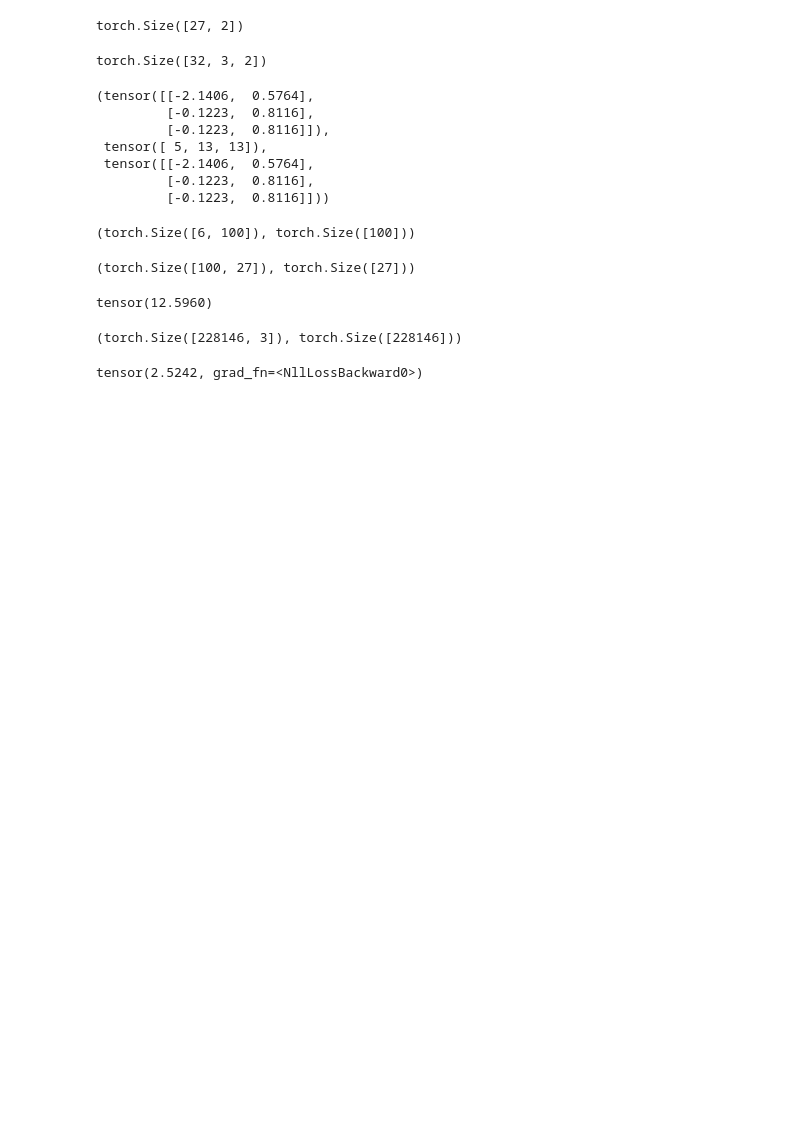
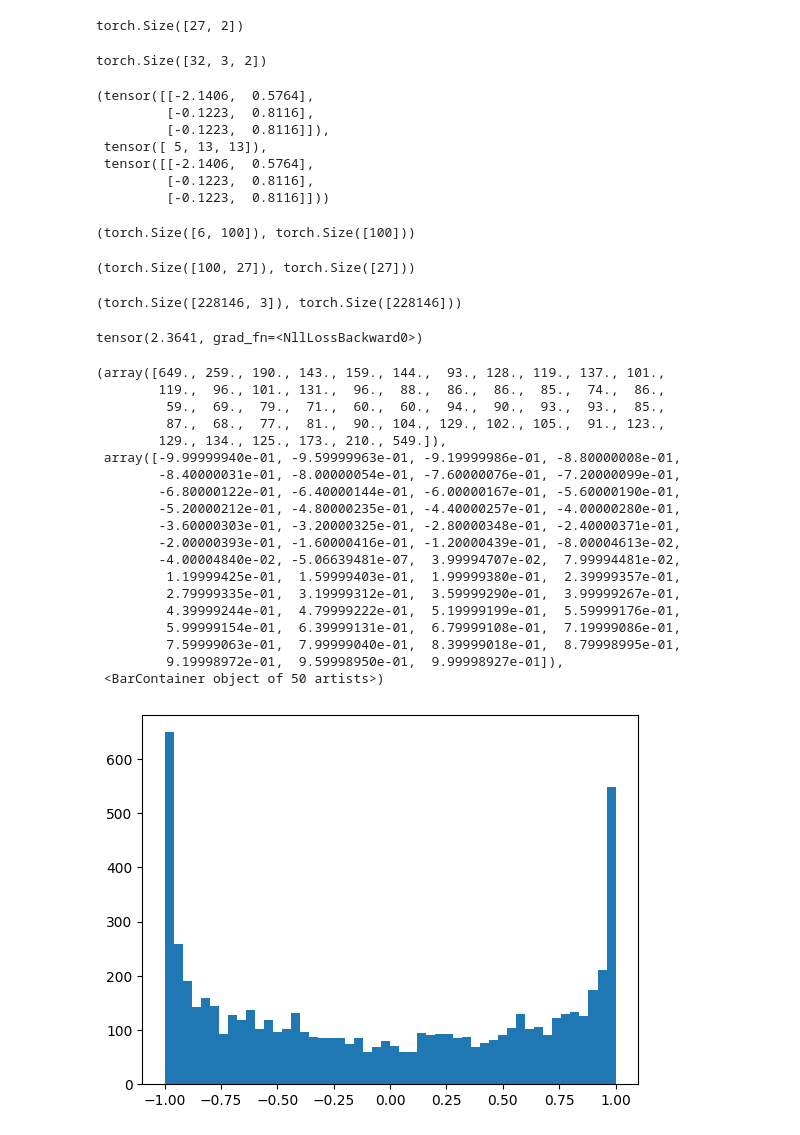
Before and after one commit to odjhey/nn-zero-to-hero-follow-along, a Jupyter notebook: notebooks/understanding-batchnorm.ipynb, the cells around one changed output. Drawn from its saved outputs; the diff is of its cells as text; code cells hidden in the pictures; blank space fills up the shorter version.

```diff
--- a/notebooks/understanding-batchnorm.ipynb
+++ b/notebooks/understanding-batchnorm.ipynb
@@ -101,15 +101,13 @@ W2.shape, b2.shape
 # %% [output]
 (torch.Size([100, 27]), torch.Size([27]))
 # %%
-preact = emb.view(-1, block_size*n_emb) @ W1 + b1
-h = torch.tanh(preact)
+hpreact = emb.view(-1, block_size*n_emb) @ W1 + b1
+h = torch.tanh(hpreact)
 logits = h @ W2 + b2
 probs =  F.softmax(logits, 1)
 # %%
 loss = F.cross_entropy(logits, Y)
 loss
-# %% [output]
-tensor(12.5960)
 # %%
 # train prep
 n_emb=2
@@ -128,12 +126,14 @@ for w in words:
 X=torch.tensor(X)
 Y=torch.tensor(Y)
 
+g = torch.Generator().manual_seed(782361)
+
 # init
-C  = torch.randn((vocab_len, n_emb))
-W1 = torch.randn((block_size*n_emb, n_neurons))
-b1 = torch.randn(n_neurons)
-W2 = torch.randn((n_neurons, vocab_len))
-b2 = torch.randn(vocab_len)
+C  = torch.randn((vocab_len, n_emb),            generator=g)
+W1 = torch.randn((block_size*n_emb, n_neurons), generator=g) * 0.2
+b1 = torch.randn(n_neurons,                     generator=g) * 0.001
+W2 = torch.randn((n_neurons, vocab_len),        generator=g) * 0.1
+b2 = torch.randn(vocab_len,                     generator=g) * 0.001
 
 parameters = [C,W1,b1,W2,b2]
 for p in parameters:
@@ -142,18 +142,20 @@ for p in parameters:
 X.shape, Y.shape
 # %% [output]
 (torch.Size([228146, 3]), torch.Size([228146]))
+# %%
+lossi = []
 # %%
 # train
-lr = 0.01
+lr = 0.1
 
 for _ in range(10_000):
   # minibatch
-  batch = torch.randint(0, X.shape[0], (64,))
+  batch = torch.randint(0, X.shape[0], (64,), generator=g)
 
   # forward pass
   emb=C[X[batch]]
-  preact = emb.view(-1, block_size*n_emb) @ W1 + b1
-  h = torch.tanh(preact)
+  hpreact = emb.view(-1, block_size*n_emb) @ W1 + b1
+  h = torch.tanh(hpreact)
   logits = h @ W2 + b2
   loss = F.cross_entropy(logits, Y[batch])
 
@@ -166,6 +168,31 @@ for _ in range(10_000):
   for p in parameters:
     p.data += -lr * p.grad
 
+  lossi.append(loss.item())
+  #break
 loss
 # %% [output]
-tensor(2.5242, grad_fn=<NllLossBackward0>)
+tensor(2.3641, grad_fn=<NllLossBackward0>)
+# %%
+plt.hist(h.view(-1).tolist(), 50)
+# %% [output]
+(array([649., 259., 190., 143., 159., 144.,  93., 128., 119., 137., 101.,
+        119.,  96., 101., 131.,  96.,  88.,  86.,  86.,  85.,  74.,  86.,
+         59.,  69.,  79.,  71.,  60.,  60.,  94.,  90.,  93.,  93.,  85.,
+         87.,  68.,  77.,  81.,  90., 104., 129., 102., 105.,  91., 123.,
+        129., 134., 125., 173., 210., 549.]),
+ array([-9.99999940e-01, -9.59999963e-01, -9.19999986e-01, -8.80000008e-01,
+        -8.40000031e-01, -8.00000054e-01, -7.60000076e-01, -7.20000099e-01,
+        -6.80000122e-01, -6.40000144e-01, -6.00000167e-01, -5.60000190e-01,
+        -5.20000212e-01, -4.80000235e-01, -4.40000257e-01, -4.00000280e-01,
+        -3.60000303e-01, -3.20000325e-01, -2.80000348e-01, -2.40000371e-01,
+        -2.00000393e-01, -1.60000416e-01, -1.20000439e-01, -8.00004613e-02,
+        -4.00004840e-02, -5.06639481e-07,  3.99994707e-02,  7.99994481e-02,
+         1.19999425e-01,  1.59999403e-01,  1.99999380e-01,  2.39999357e-01,
+         2.79999335e-01,  3.19999312e-01,  3.59999290e-01,  3.99999267e-01,
+         4.39999244e-01,  4.79999222e-01,  5.19999199e-01,  5.59999176e-01,
+         5.99999154e-01,  6.39999131e-01,  6.79999108e-01,  7.19999086e-01,
+         7.59999063e-01,  7.99999040e-01,  8.39999018e-01,  8.79998995e-01,
+         9.19998972e-01,  9.59998950e-01,  9.99998927e-01]),
+ <BarContainer object of 50 artists>)
+[figure, added]
```
Also changed, not shown: parts of 7 cells of this notebook.
